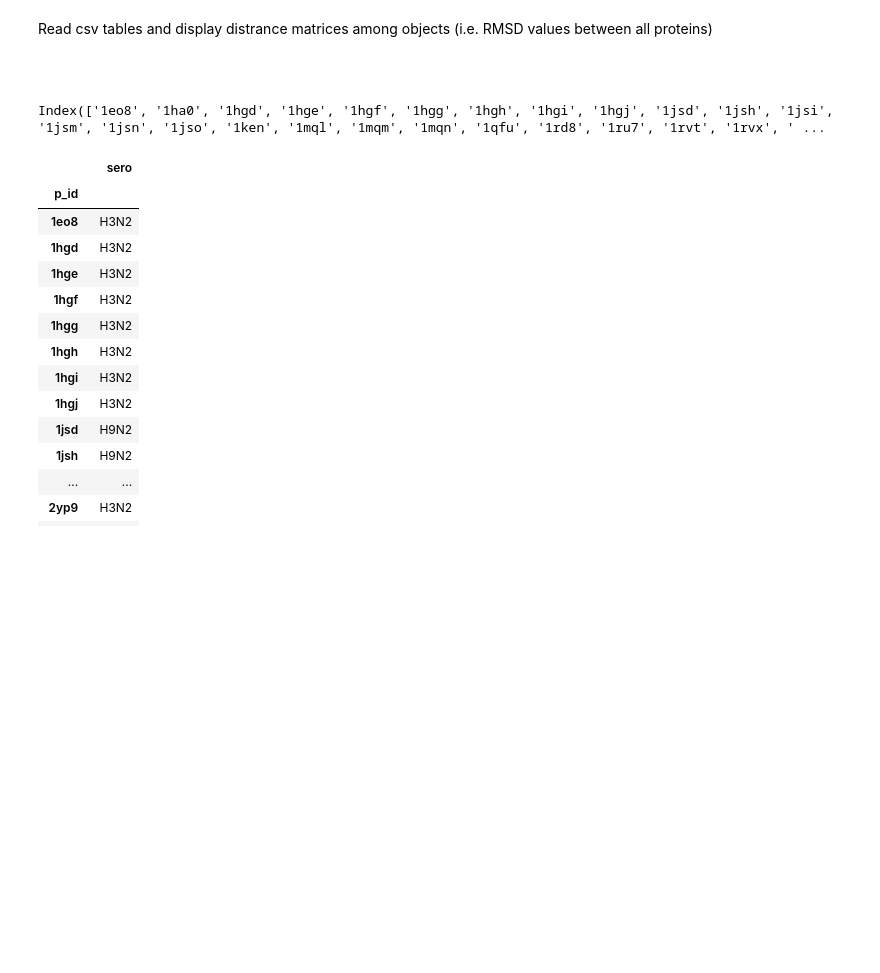
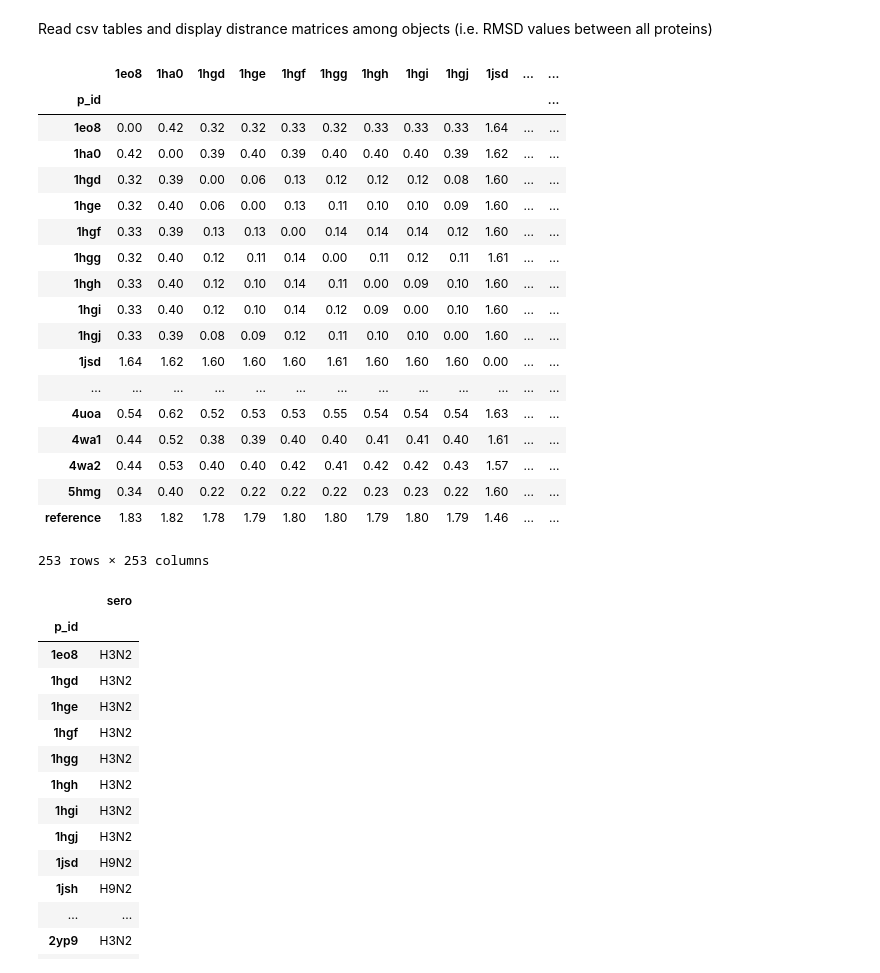
Before and after one commit to gmazz/BioInfoTools, a Jupyter notebook: IPYTHON_NOTEBOOKS/HA_RMSD_matrix.ipynb, the cells around one changed output. Cells and saved outputs as stored; diff of their text form; code cells hidden in the pictures; blank space fills up the shorter version.

```diff
--- a/IPYTHON_NOTEBOOKS/HA_RMSD_matrix.ipynb
+++ b/IPYTHON_NOTEBOOKS/HA_RMSD_matrix.ipynb
@@ -8,8 +8,6 @@ import pandas as pd
 from numba import jit
 import time
 import matplotlib.pyplot as plt
-# %% [markdown]
-#
 # %%
 # Block to evalutate operational time on a given function (i.e. main()).
 # Useful to compare performances of the numba @jit.
@@ -21,17 +19,36 @@ import matplotlib.pyplot as plt
 # %%
 df_c = pd.read_csv('./data/crystals_RMSD_tab.csv', index_col='p_id')
 maps_c = pd.read_csv('./data/id_crystals_classes_known.csv', index_col='p_id')
 gb_c = maps_c.groupby('sero')
 gps_c = [gb_c.get_group(x) for x in gb_c.groups]
 
 df_m = pd.read_csv('./data/RMSD_scores_global_tab.csv', index_col='p_id')
 maps_m = pd.read_csv('./data/models_sero_out.csv', index_col='p_id')
 gb_m = maps_m.groupby('sero')
 gps_m = [gb_m.get_group(x) for x in gb_m.groups]
+df_c
 
 #maps = pd.read_csv('./data/id_classes.csv', index_col='p_id')
 # %% [output]
+|  | 1eo8 | 1ha0 | 1hgd | 1hge | 1hgf | 1hgg | 1hgh | 1hgi | 1hgj | 1jsd | ... | ... |
+| p_id |  |  |  |  |  |  |  |  |  |  |  | ... |
+| 1eo8 | 0.00 | 0.42 | 0.32 | 0.32 | 0.33 | 0.32 | 0.33 | 0.33 | 0.33 | 1.64 | ... | ... |
+| 1ha0 | 0.42 | 0.00 | 0.39 | 0.40 | 0.39 | 0.40 | 0.40 | 0.40 | 0.39 | 1.62 | ... | ... |
+| 1hgd | 0.32 | 0.39 | 0.00 | 0.06 | 0.13 | 0.12 | 0.12 | 0.12 | 0.08 | 1.60 | ... | ... |
+| 1hge | 0.32 | 0.40 | 0.06 | 0.00 | 0.13 | 0.11 | 0.10 | 0.10 | 0.09 | 1.60 | ... | ... |
+| 1hgf | 0.33 | 0.39 | 0.13 | 0.13 | 0.00 | 0.14 | 0.14 | 0.14 | 0.12 | 1.60 | ... | ... |
+| 1hgg | 0.32 | 0.40 | 0.12 | 0.11 | 0.14 | 0.00 | 0.11 | 0.12 | 0.11 | 1.61 | ... | ... |
+| 1hgh | 0.33 | 0.40 | 0.12 | 0.10 | 0.14 | 0.11 | 0.00 | 0.09 | 0.10 | 1.60 | ... | ... |
+| 1hgi | 0.33 | 0.40 | 0.12 | 0.10 | 0.14 | 0.12 | 0.09 | 0.00 | 0.10 | 1.60 | ... | ... |
+| 1hgj | 0.33 | 0.39 | 0.08 | 0.09 | 0.12 | 0.11 | 0.10 | 0.10 | 0.00 | 1.60 | ... | ... |
+| 1jsd | 1.64 | 1.62 | 1.60 | 1.60 | 1.60 | 1.61 | 1.60 | 1.60 | 1.60 | 0.00 | ... | ... |
+| ... | ... | ... | ... | ... | ... | ... | ... | ... | ... | ... | ... | ... |
+| 4uoa | 0.54 | 0.62 | 0.52 | 0.53 | 0.53 | 0.55 | 0.54 | 0.54 | 0.54 | 1.63 | ... | ... |
+| 4wa1 | 0.44 | 0.52 | 0.38 | 0.39 | 0.40 | 0.40 | 0.41 | 0.41 | 0.40 | 1.61 | ... | ... |
+| 4wa2 | 0.44 | 0.53 | 0.40 | 0.40 | 0.42 | 0.41 | 0.42 | 0.42 | 0.43 | 1.57 | ... | ... |
+| 5hmg | 0.34 | 0.40 | 0.22 | 0.22 | 0.22 | 0.22 | 0.23 | 0.23 | 0.22 | 1.60 | ... | ... |
+| reference | 1.83 | 1.82 | 1.78 | 1.79 | 1.80 | 1.80 | 1.79 | 1.80 | 1.79 | 1.46 | ... | ... |
-Index(['1eo8', '1ha0', '1hgd', '1hge', '1hgf', '1hgg', '1hgh', '1hgi', '1hgj', '1jsd', '1jsh', '1jsi', '1jsm', '1jsn', '1jso', '1ken', '1mql', '1mqm', '1mqn', '1qfu', '1rd8', '1ru7', '1rvt', '1rvx', ' ...
+253 rows × 253 columns
 # %%
 # Table subselection for testing
 n_init_c = 0
```
Also changed, not shown: parts of 1 cell of this notebook, 2 other files.
